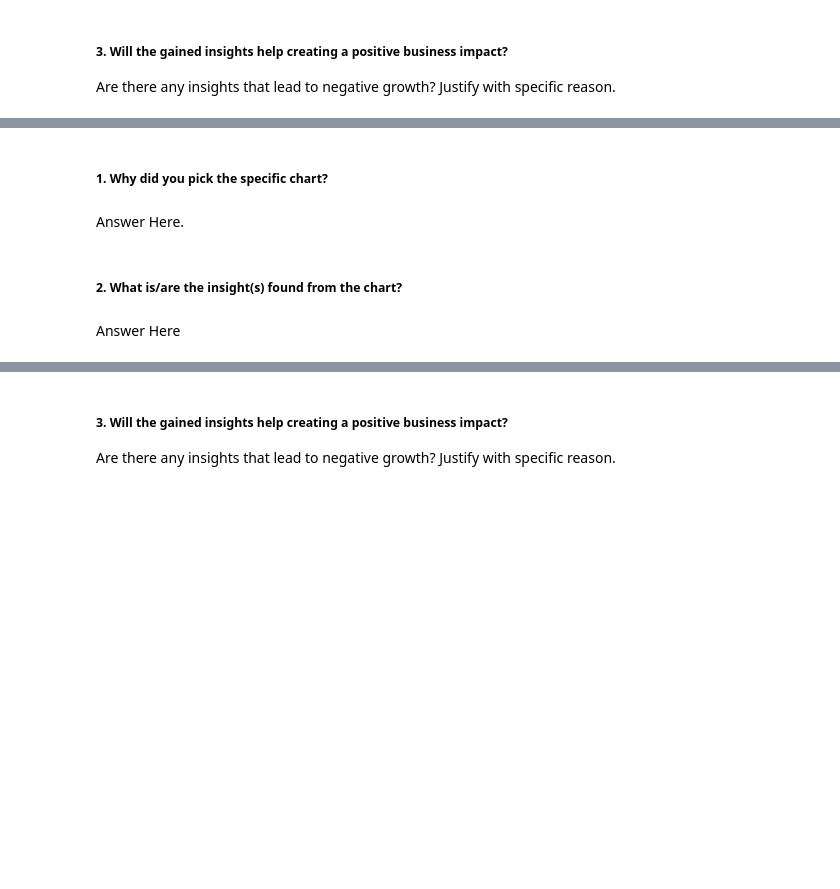
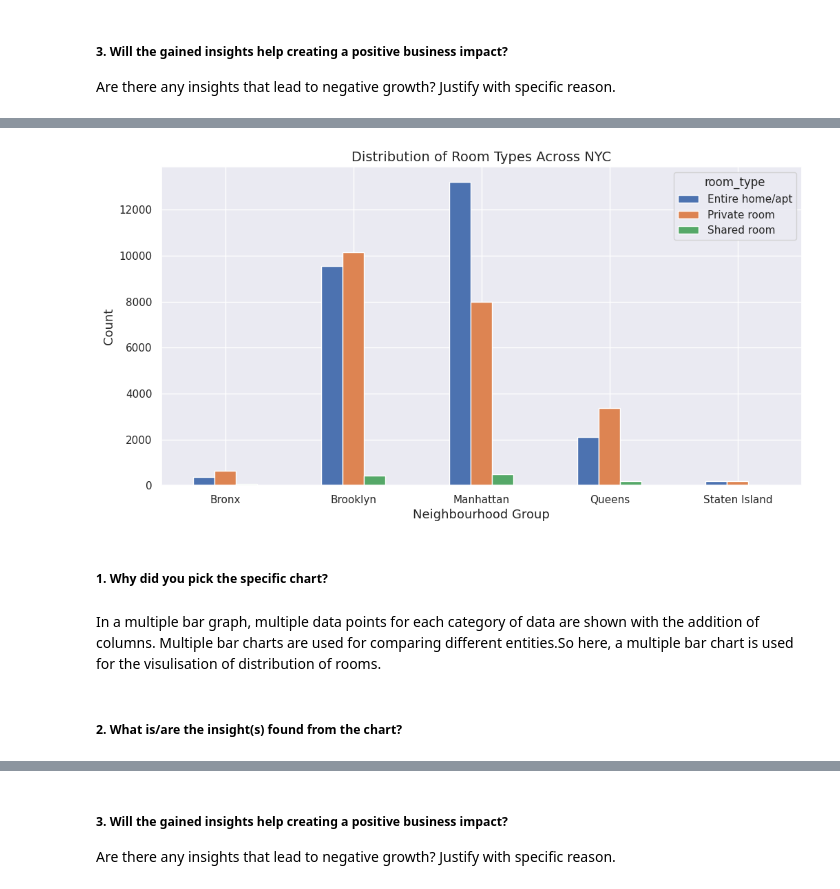
Before and after one commit to abhijain1216/Airbnb-Bookings-Analysis-EDA, a Jupyter notebook: Airbnb_Bookings_Analysis_EDA.ipynb, the cells around one changed output, grey strips where cells are left out. Cells and saved outputs as stored; diff of their text form; code cells hidden in the pictures; blank space fills up the shorter version.

```diff
--- a/Airbnb_Bookings_Analysis_EDA.ipynb
+++ b/Airbnb_Bookings_Analysis_EDA.ipynb
@@ -767,0 +794,6 @@ Answer Here
+# %%
+# Chart - 10 visualization code
+
+# Dataframe for room types distribution
+room_type_distribution = airbnb.groupby(['neighbourhood_group','room_type'])['room_type'].count().unstack()
+room_type_distribution
@@ -768,8 +808,16 @@ Answer Here
+# %%
+# Visualiztion using bar chart
+room_type_distribution.plot(kind  = 'bar',figsize = (12,6))
+plt.title('Distribution of Room Types Across NYC',fontsize=14)
+plt.ylabel('Count',fontsize=13)
+plt.xlabel('Neighbourhood Group',fontsize=13)
+plt.xticks(rotation = 0)
+plt.show()
+# %% [output]
+[figure, added]
 # %% [markdown]
 ##### 1. Why did you pick the specific chart?
-# %% [markdown]
-Answer Here.
+# %% [markdown]
+In a multiple bar graph, multiple data points for each category of data are shown with the addition of columns. Multiple bar charts are used for comparing different entities.So here, a multiple bar chart is used for the visulisation of distribution of rooms.
 # %% [markdown]
 ##### 2. What is/are the insight(s) found from the chart?
-# %% [markdown]
-Answer Here
```
Also changed, not shown: parts of 19 cells of this notebook.
